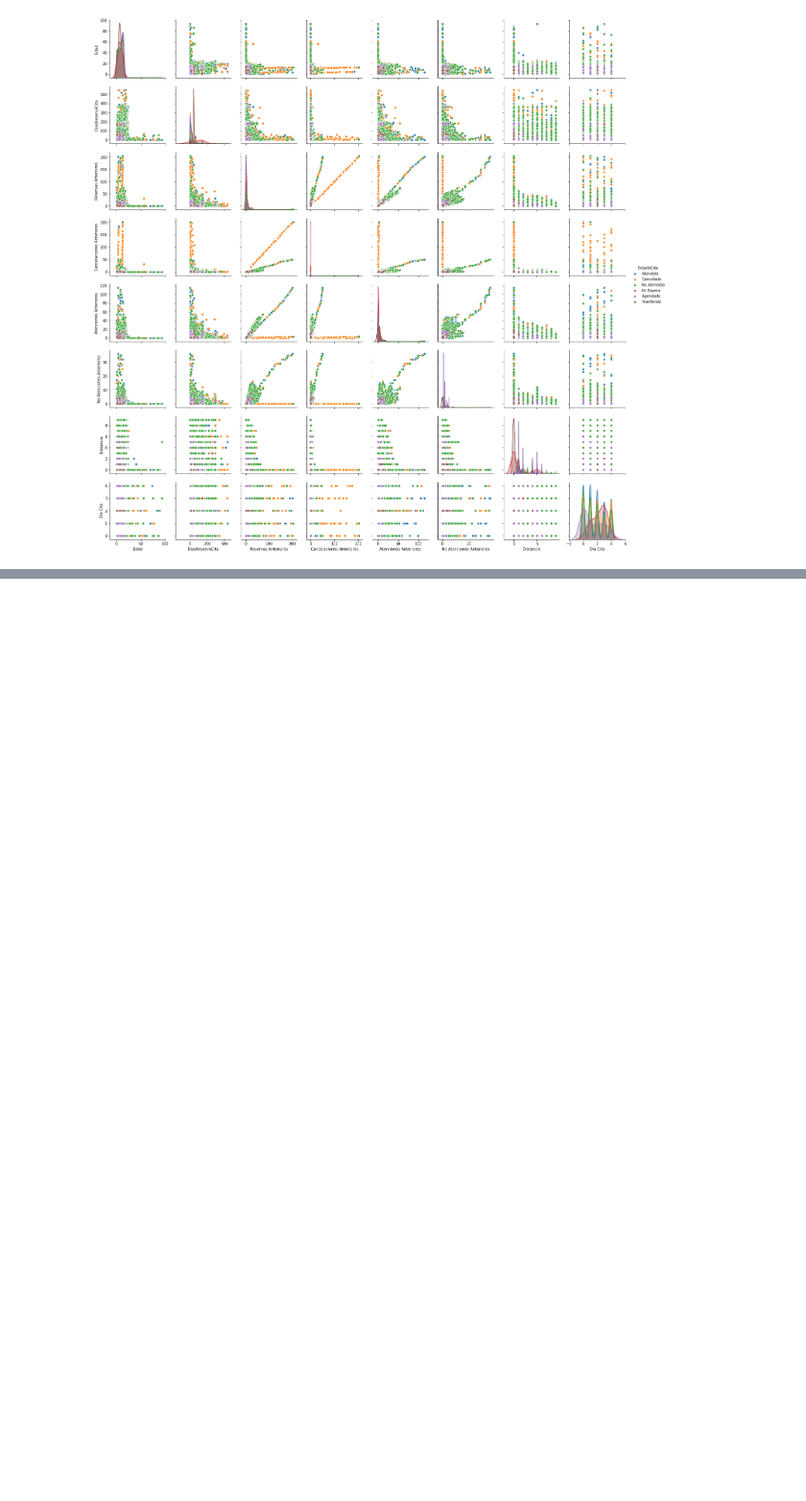
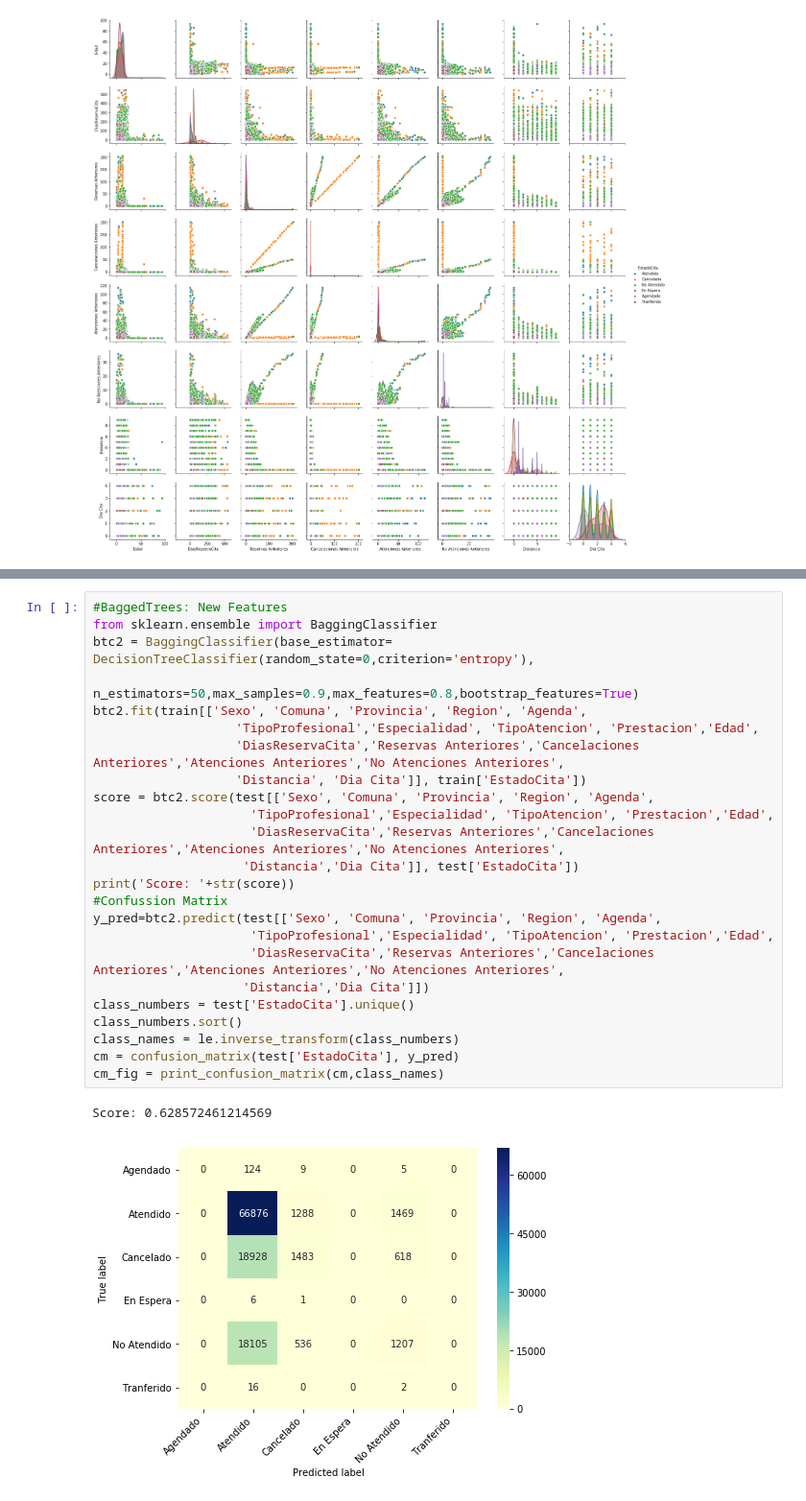
Before and after one commit to pabloveazul/Tarea-NSP, a Jupyter notebook: Tarea NSP parte 2.ipynb, the cells around one changed output, grey strips where cells are left out. Shown at 96% size. Cells and saved outputs as stored; diff of their text form; blank space fills up the shorter version.

```diff
--- a/Tarea NSP parte 2.ipynb
+++ b/Tarea NSP parte 2.ipynb
@@ -119,0 +206,27 @@ sns.pairplot(datos[['Sexo', 'TipoAtencion', 'Prestacion','Edad',
+# %%
+#BaggedTrees: New Features
+from sklearn.ensemble import BaggingClassifier
+btc2 = BaggingClassifier(base_estimator= DecisionTreeClassifier(random_state=0,criterion='entropy'),
+                         n_estimators=50,max_samples=0.9,max_features=0.8,bootstrap_features=True)
+btc2.fit(train[['Sexo', 'Comuna', 'Provincia', 'Region', 'Agenda',
+                   'TipoProfesional','Especialidad', 'TipoAtencion', 'Prestacion','Edad',
+                   'DiasReservaCita','Reservas Anteriores','Cancelaciones Anteriores','Atenciones Anteriores','No Atenciones Anteriores',
+                   'Distancia', 'Dia Cita']], train['EstadoCita'])
+score = btc2.score(test[['Sexo', 'Comuna', 'Provincia', 'Region', 'Agenda',
+                     'TipoProfesional','Especialidad', 'TipoAtencion', 'Prestacion','Edad',
+                     'DiasReservaCita','Reservas Anteriores','Cancelaciones Anteriores','Atenciones Anteriores','No Atenciones Anteriores',
+                    'Distancia','Dia Cita']], test['EstadoCita'])
+print('Score: '+str(score))
+#Confussion Matrix
+y_pred=btc2.predict(test[['Sexo', 'Comuna', 'Provincia', 'Region', 'Agenda',
+                     'TipoProfesional','Especialidad', 'TipoAtencion', 'Prestacion','Edad',
+                     'DiasReservaCita','Reservas Anteriores','Cancelaciones Anteriores','Atenciones Anteriores','No Atenciones Anteriores',
+                    'Distancia','Dia Cita']])
+class_numbers = test['EstadoCita'].unique()
+class_numbers.sort()
+class_names = le.inverse_transform(class_numbers)
+cm = confusion_matrix(test['EstadoCita'], y_pred)
+cm_fig = print_confusion_matrix(cm,class_names)
+# %% [output]
+Score: 0.628572461214569
+[figure, added]
```
Also changed, not shown: parts of 15 cells of this notebook, 1 other file.
